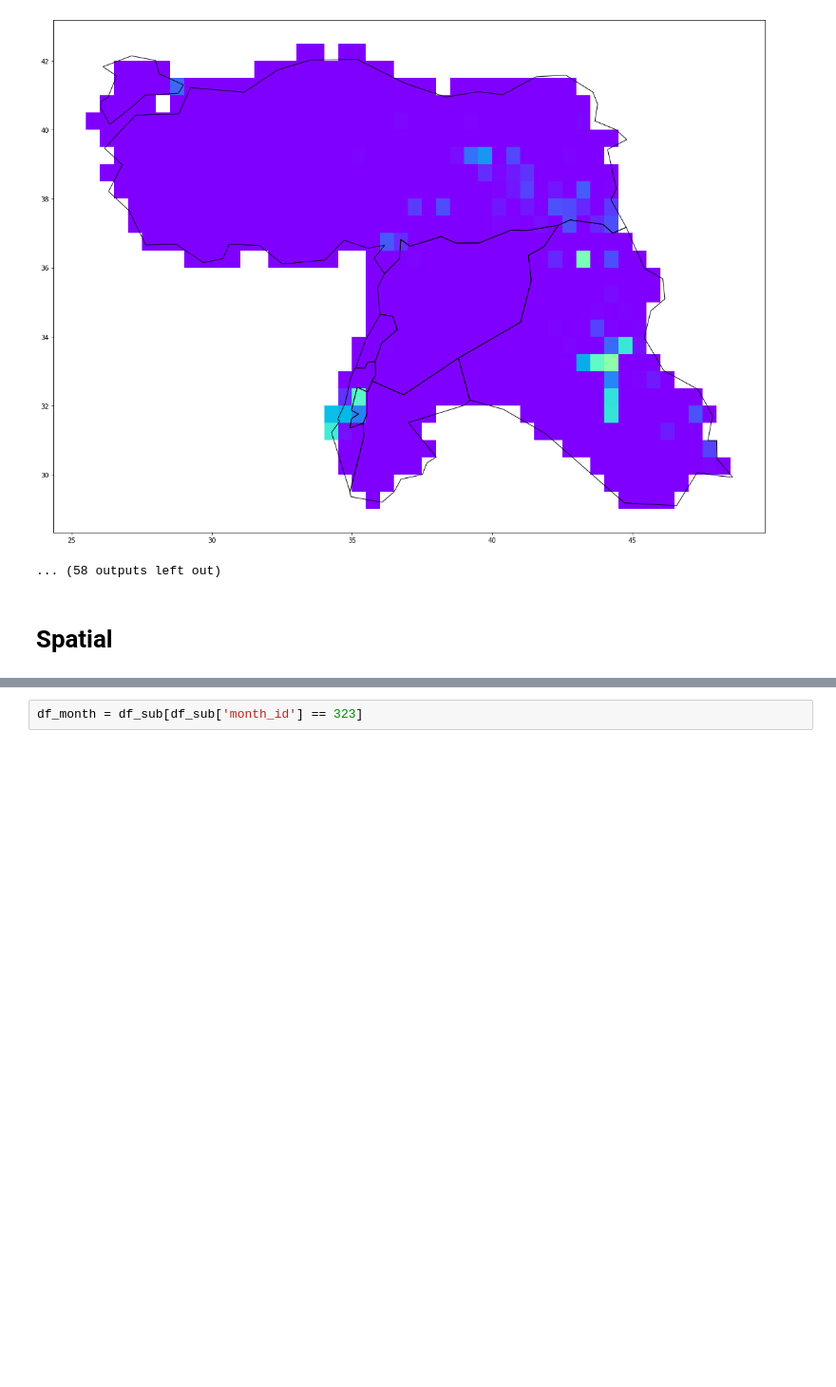
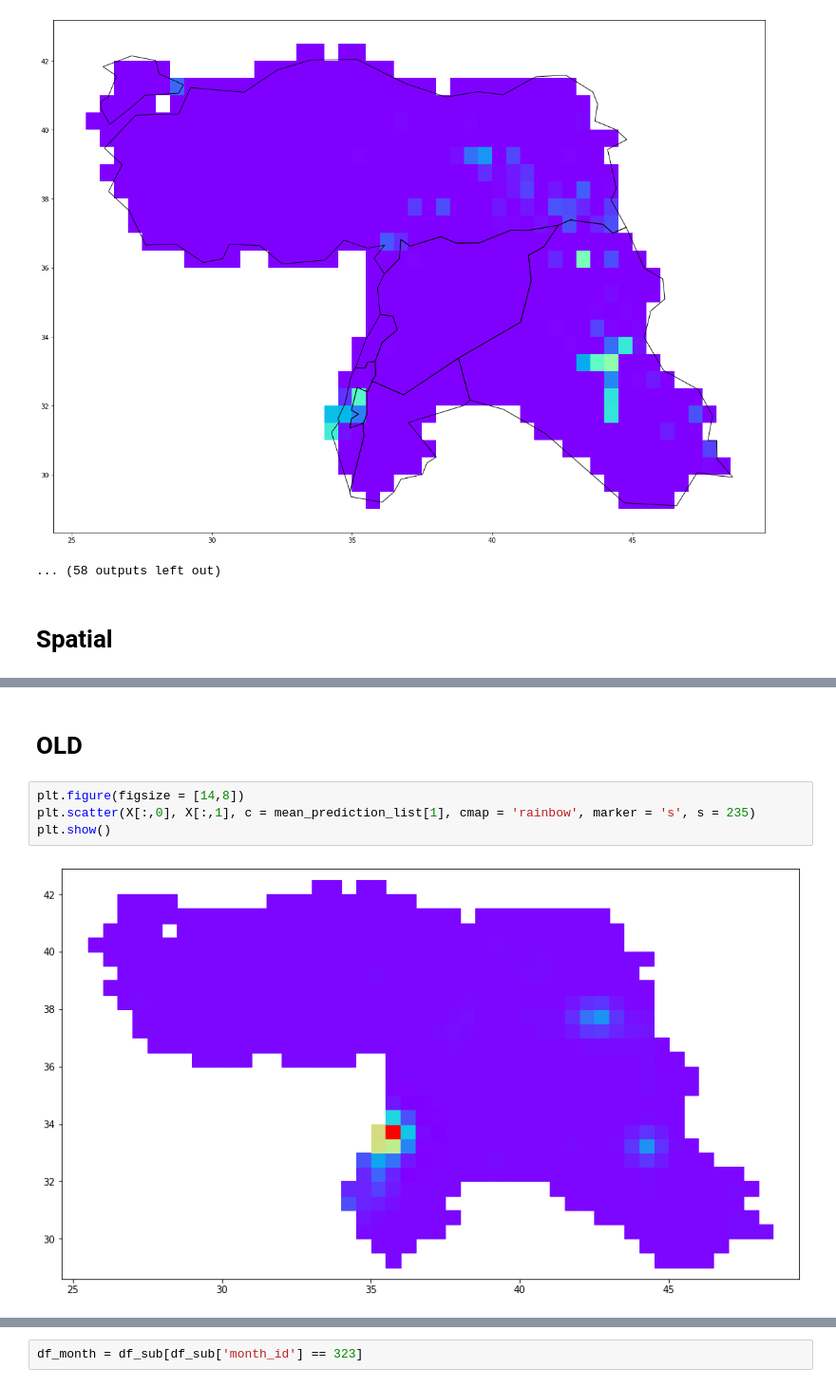
Before and after one commit to Polichinel/Detectron2, a Jupyter notebook: misc/estimating_exposure.ipynb, the cells around one changed output, grey strips where cells are left out. Shown at 95% size. Drawn from its saved outputs; the diff is of its cells as text; blank space fills up the shorter version.

```diff
--- a/misc/estimating_exposure.ipynb
+++ b/misc/estimating_exposure.ipynb
@@ -201,0 +272,8 @@ for i in sorted(df_sub['month_id'].unique())[180:215]:
+# %% [markdown]
+# OLD
+# %%
+plt.figure(figsize = [14,8])
+plt.scatter(X[:,0], X[:,1], c = mean_prediction_list[1], cmap = 'rainbow', marker = 's', s = 235)
+plt.show()
+# %% [output]
+[figure, added]
```
Also changed, not shown: parts of 10 cells of this notebook.
